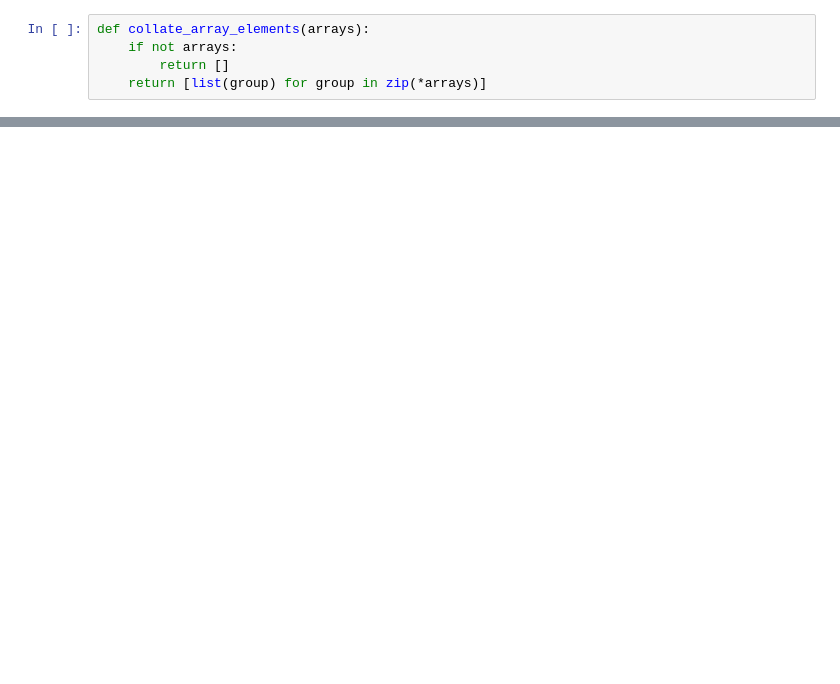
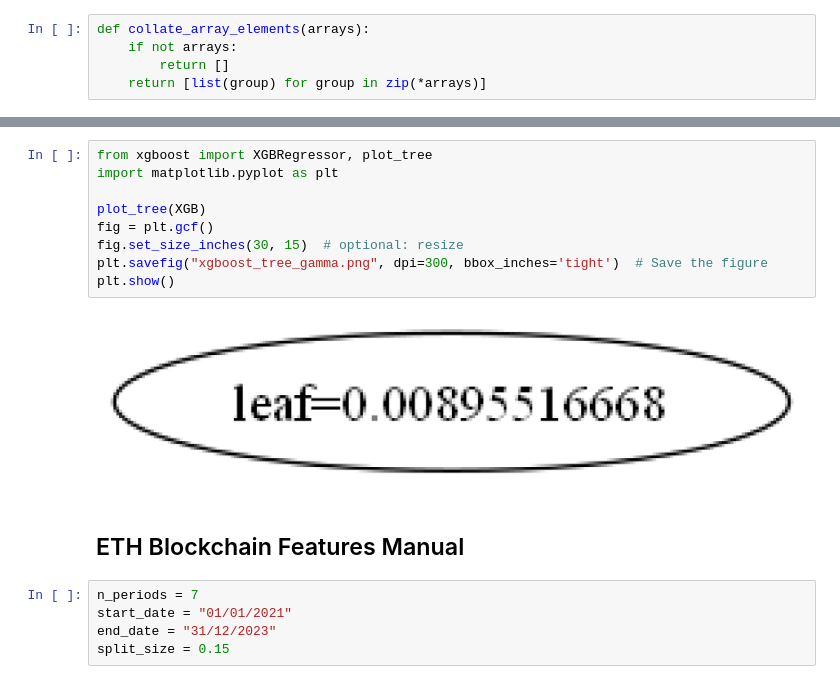
Before and after one commit to rdhakan13/ETH_Price_Predition, a Jupyter notebook: notebooks/ensemble.ipynb, the cells around one changed output, grey strips where cells are left out. Drawn from its saved outputs; the diff is of its cells as text; blank space fills up the shorter version.

```diff
--- a/notebooks/ensemble.ipynb
+++ b/notebooks/ensemble.ipynb
@@ -391,0 +180,18 @@ shap_explain.force_plot_from_ts()
+# %%
+from xgboost import XGBRegressor, plot_tree
+import matplotlib.pyplot as plt
+
+plot_tree(XGB)
+fig = plt.gcf()
+fig.set_size_inches(30, 15)  # optional: resize
+plt.savefig("xgboost_tree_gamma.png", dpi=300, bbox_inches='tight')  # Save the figure
+plt.show()
+# %% [output]
+[figure, added]
+# %% [markdown]
+## ETH Blockchain Features Manual
+# %%
+n_periods = 7
+start_date = "01/01/2021"
+end_date = "31/12/2023"
+split_size = 0.15
```
Also changed, not shown: parts of 48 cells of this notebook, 6 other files.
